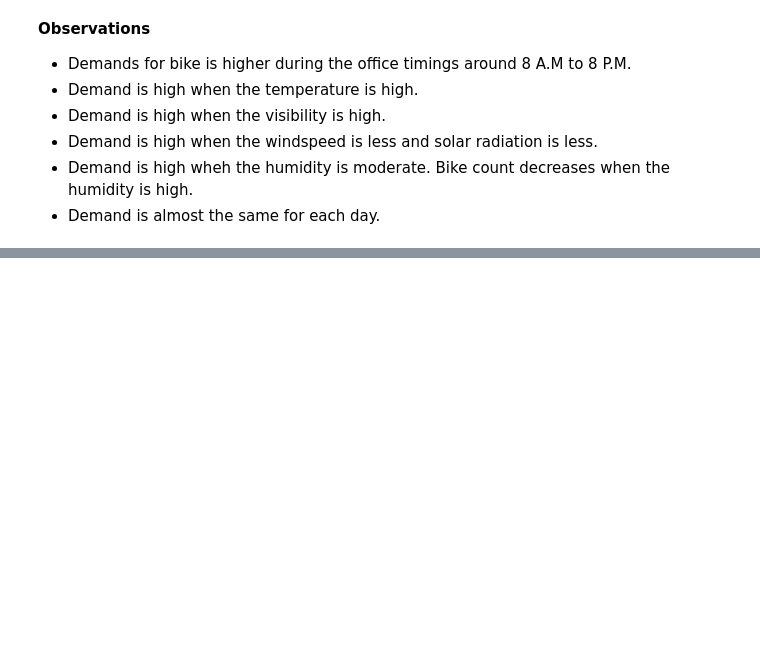
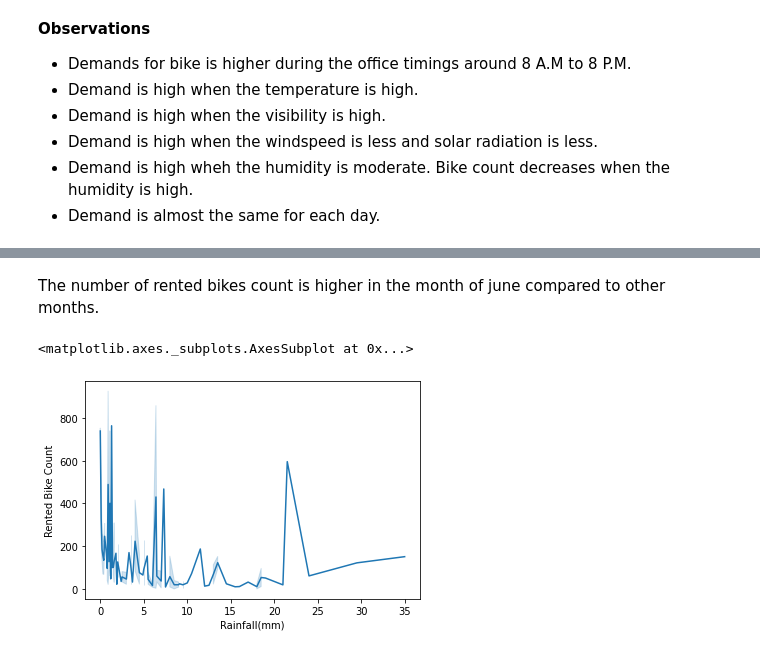
Before and after one commit to rahool010/Bike-Sharing-Demand-Prediction, a Jupyter notebook: Bike_Sharing_Demand_Prediction_Capstone_Project.ipynb, the cells around one changed output, grey strips where cells are left out. Drawn from its saved outputs; the diff is of its cells as text; code cells hidden in the pictures; blank space fills up the shorter version.

```diff
--- a/Bike_Sharing_Demand_Prediction_Capstone_Project.ipynb
+++ b/Bike_Sharing_Demand_Prediction_Capstone_Project.ipynb
@@ -351,0 +356,7 @@ for index,i in enumerate(list2):
+# %% [markdown]
+The number of rented bikes count is higher in the month of june compared to other months.
+# %%
+sns.lineplot(x='Rainfall(mm)', y='Rented Bike Count', data=seoul_df)
+# %% [output]
+<matplotlib.axes._subplots.AxesSubplot at 0x...>
+[figure, added]
```
Also changed, not shown: parts of 38 cells of this notebook.
